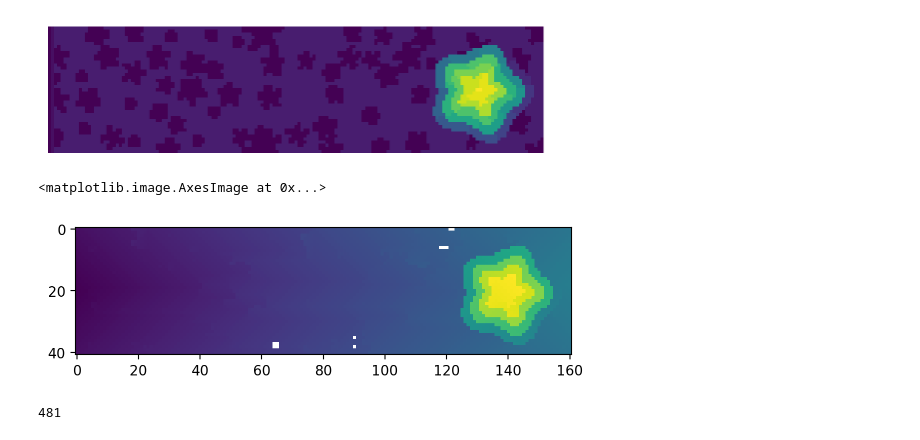
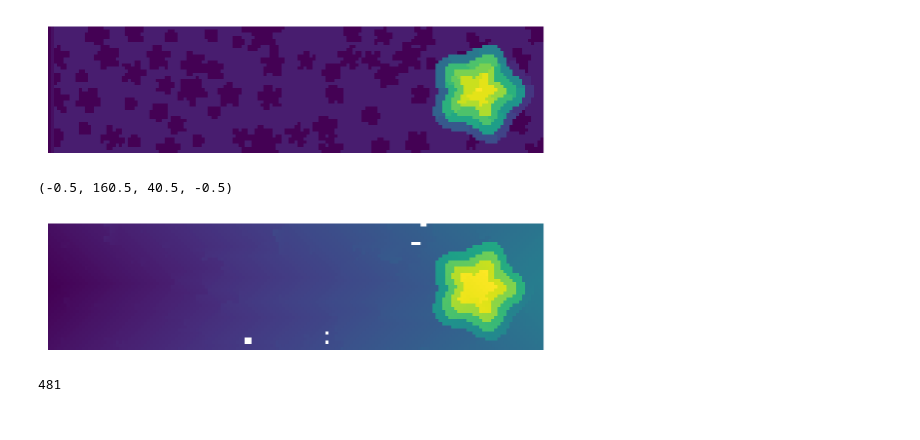
Before and after one commit to acpetit/AoC2022, a Jupyter notebook: AoC2022-12.ipynb, the cells around one changed output. Cells and saved outputs as stored; diff of their text form; code cells hidden in the pictures.

```diff
--- a/AoC2022-12.ipynb
+++ b/AoC2022-12.ipynb
@@ -73,10 +73,11 @@ def JungleDijkstra(carte,heights,start):
 # %%
 jungle =JungleDijkstra(carte,heights,(iS,jS))
 # %%
-plt.imshow(np.array([[vertices[i,j].distance for j in range(carte.shape[1])] for i in range(carte.shape[0]) ]))
+plt.imshow(np.array([[jungle[i,j].distance for j in range(carte.shape[1])] for i in range(carte.shape[0]) ]))
+plt.axis("off")
 # %% [output]
-<matplotlib.image.AxesImage at 0x...>
+(-0.5, 160.5, 40.5, -0.5)
-[figure, old version]
+[figure, new version]
 # %%
 jungle[iE,jE].distance
 # %% [output]
```
Also changed, not shown: 1 other file.
